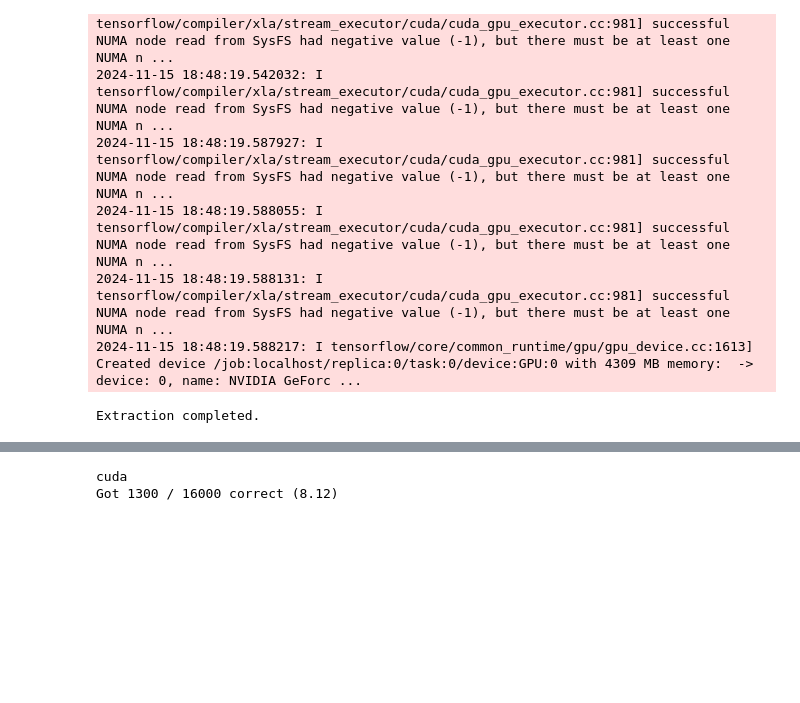
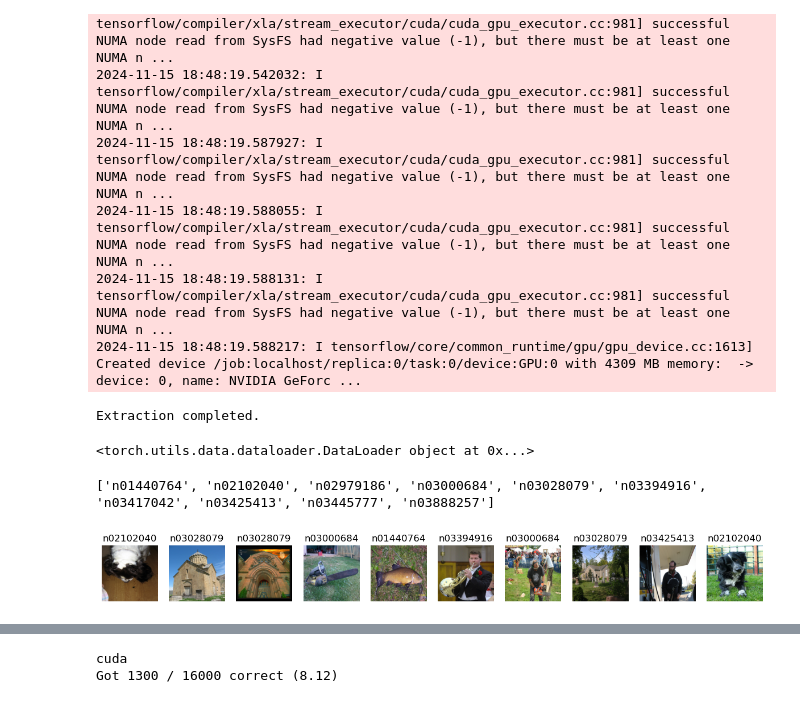
Before and after one commit to AKSHATA-22/cs682-knowledge-distillation, a Jupyter notebook: src/vgg.ipynb, the cells around one changed output, grey strips where cells are left out. Drawn from its saved outputs; the diff is of its cells as text; code cells hidden in the pictures; blank space fills up the shorter version.

```diff
--- a/src/vgg.ipynb
+++ b/src/vgg.ipynb
@@ -143,0 +162,4 @@ train_loader = DataLoader(dataset, batch_size=batch_size, shuffle=True, num_work
+# %%
+print(test_loader)
+# %% [output]
+<torch.utils.data.dataloader.DataLoader object at 0x...>
@@ -144,3 +171,42 @@ train_loader = DataLoader(dataset, batch_size=batch_size, shuffle=True, num_work
+# %%
+import matplotlib.pyplot as plt
+import numpy as np
+
+# Function to display a batch of images
+def show_images(images, labels, classes, num_images=10):
+    """
+    Displays a batch of images with their corresponding labels.
+
+    :param images: Tensor of shape (batch_size, C, H, W)
+    :param labels: Tensor of shape (batch_size,)
+    :param classes: List of class names
+    :param num_images: Number of images to display (default is 10)
+    """
+    images = images[:num_images]  # Select only the first 'num_images'
+    labels = labels[:num_images]
+    images = images.numpy().transpose((0, 2, 3, 1))  # Convert to HWC format
+
+    fig, axes = plt.subplots(1, num_images, figsize=(15, 5))
+    for i in range(num_images):
+        ax = axes[i]
+        img = images[i]
+        img = img * np.array([0.229, 0.224, 0.225]) + np.array([0.485, 0.456, 0.406])  # Un-normalize
+        img = np.clip(img, 0, 1)  # Clip values to [0, 1]
+        ax.imshow(img)
+        ax.set_title(classes[labels[i]])
+        ax.axis('off')
+    plt.show()
+
+# Get a batch of data from the DataLoader
+classes = train_dataset.classes  # Class names from the dataset
+data_iter = iter(train_loader)
+images, labels = next(data_iter)
+print(classes)
+# Plot the images
+show_images(images, labels, classes)
+# %% [output]
+['n01440764', 'n02102040', 'n02979186', 'n03000684', 'n03028079', 'n03394916', 'n03417042', 'n03425413', 'n03445777', 'n03888257']
+[figure, added]
 # %%
 for images, labels in train_loader:
     print(f"Batch of images shape: {images.shape}")  # Shape: [batch_size, 3, 64, 64]
```
Also changed, not shown: parts of 17 cells of this notebook, 2 other files.
